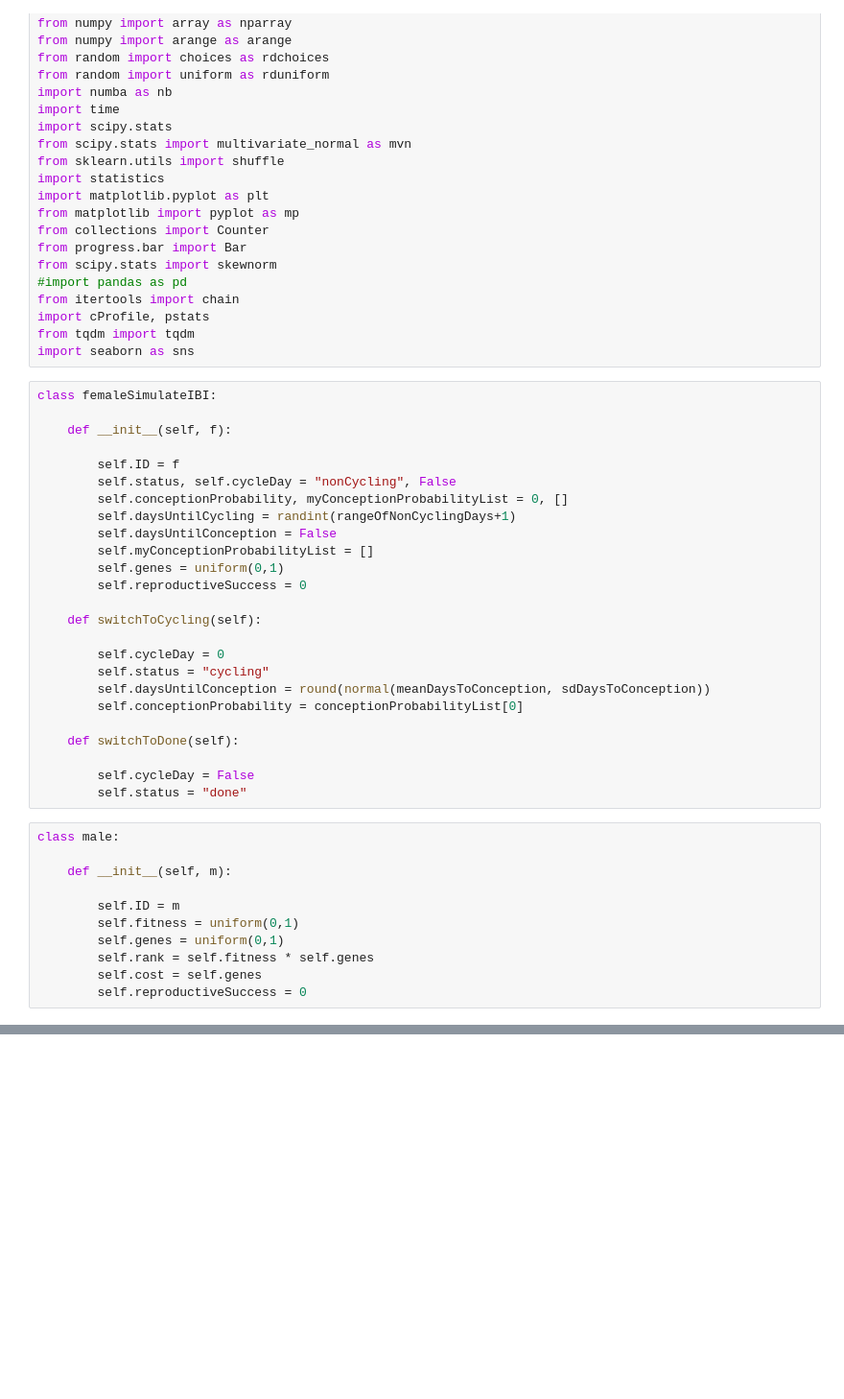
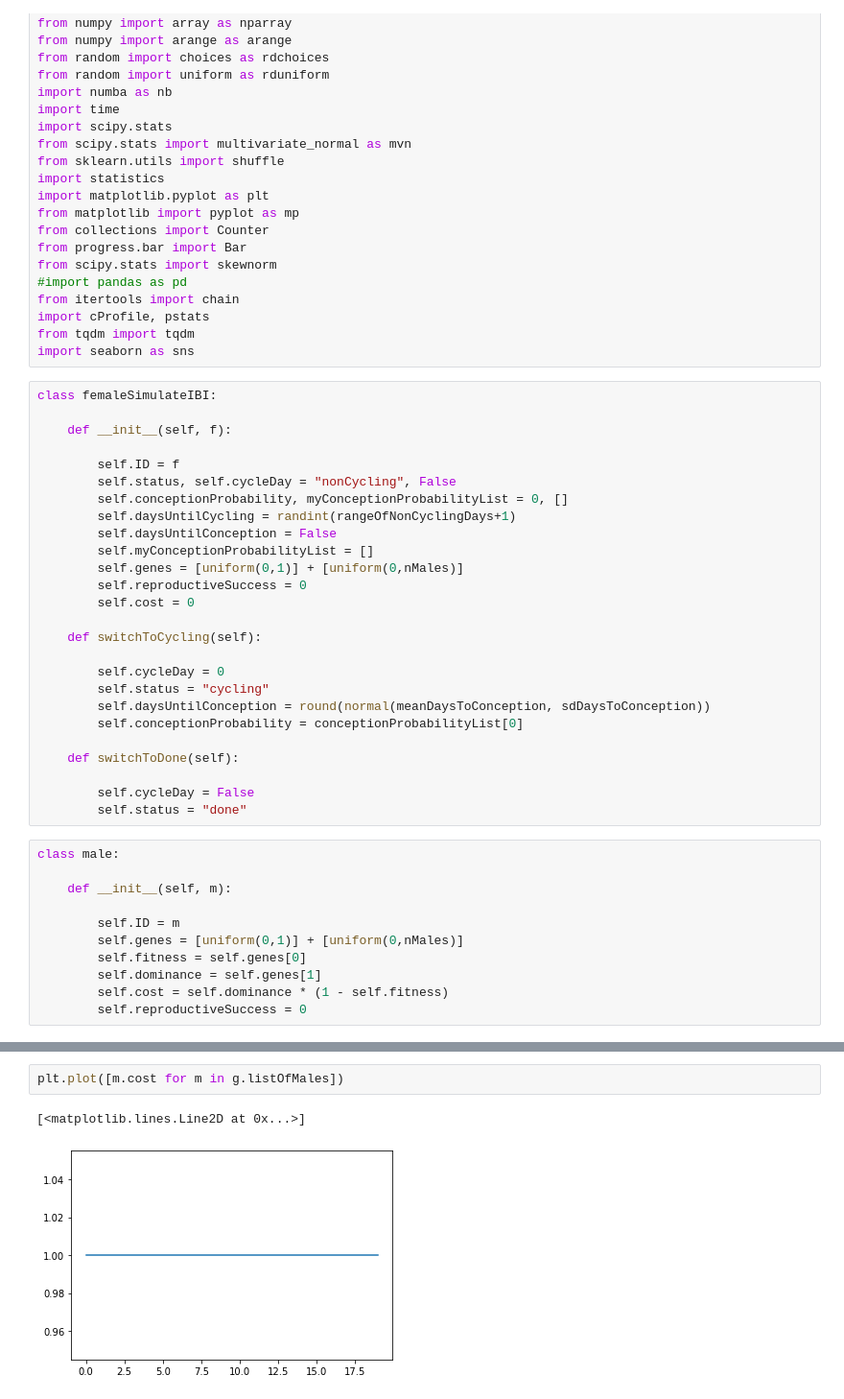
Before and after one commit to kevinrosenfield/FertilitySignalsABM, a Jupyter notebook: ReproductiveSkewSimulations.ipynb, the cells around one changed output, grey strips where cells are left out. Shown at 96% size. Saved outputs shown, nothing was run; the diff lists cells and outputs as text; blank space fills up the shorter version.

```diff
--- a/ReproductiveSkewSimulations.ipynb
+++ b/ReproductiveSkewSimulations.ipynb
@@ -45,8 +45,9 @@ class femaleSimulateIBI:
         self.daysUntilCycling = randint(rangeOfNonCyclingDays+1)
         self.daysUntilConception = False
         self.myConceptionProbabilityList = []
-        self.genes = uniform(0,1)
+        self.genes = [uniform(0,1)] + [uniform(0,nMales)]
         self.reproductiveSuccess = 0
+        self.cost = 0
 
     def switchToCycling(self):
 
@@ -65,10 +66,10 @@ class male:
     def __init__(self, m):
 
         self.ID = m
-        self.fitness = uniform(0,1)
-        self.genes = uniform(0,1)
-        self.rank = self.fitness * self.genes
-        self.cost = self.genes
+        self.genes = [uniform(0,1)] + [uniform(0,nMales)]
+        self.fitness = self.genes[0]
+        self.dominance = self.genes[1]
+        self.cost = self.dominance * (1 - self.fitness)
         self.reproductiveSuccess = 0
 # %%
 class groupOfFemales:
@@ -235,0 +444,5 @@ g.go()
+# %%
+plt.plot([m.cost for m in g.listOfMales])
+# %% [output]
+[<matplotlib.lines.Line2D at 0x...>]
+[figure, added]
```
Also changed, not shown: parts of 19 cells of this notebook.
